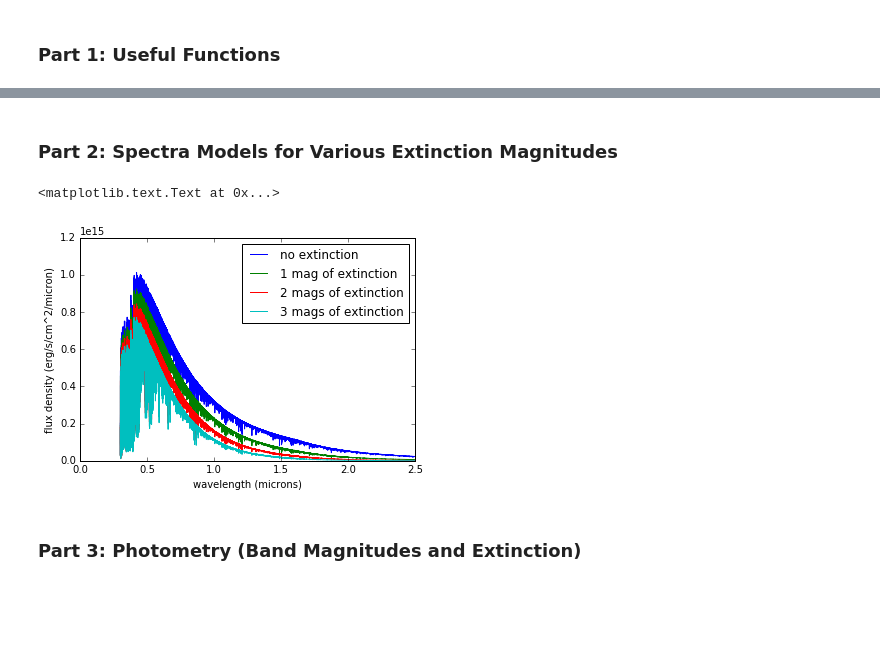
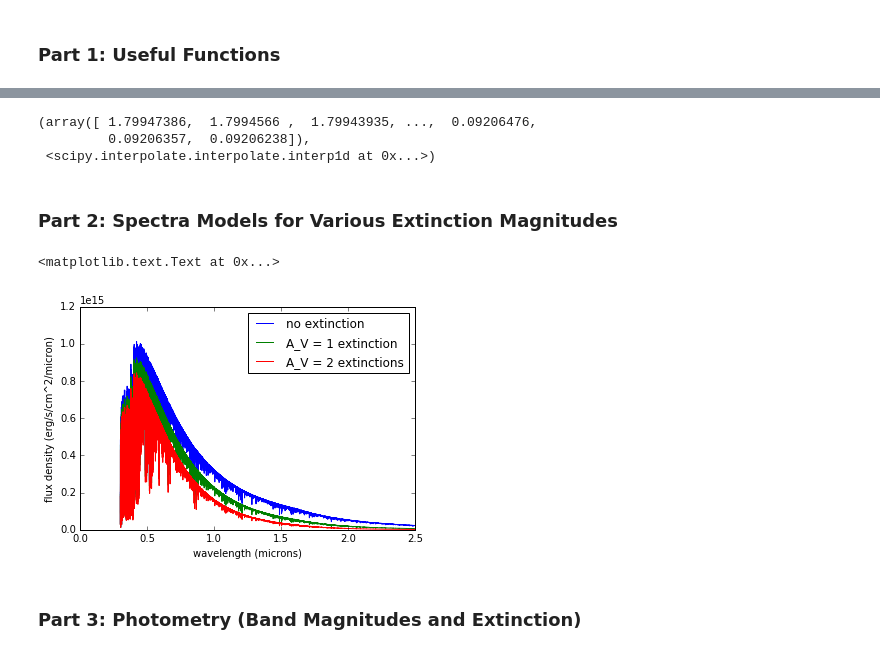
Before and after one commit to ojalae/initial-photometry, a Jupyter notebook: Photometry on Stellar Spectra.ipynb, the cells around one changed output, grey strips where cells are left out. Saved outputs shown, nothing was run; the diff lists cells and outputs as text; code cells hidden in the pictures; blank space fills up the shorter version.

```diff
--- a/Photometry on Stellar Spectra.ipynb
+++ b/Photometry on Stellar Spectra.ipynb
@@ -191,3 +210,11 @@ from astropy.io import fits
+# %%
+getFMext(X,3.1)
+#Looks like Al/Av is not defined for wavelengths less than about 0.3 microns
+#Need different anchors for hotter stars?
+# %% [output]
+(array([ 1.79947386,  1.7994566 ,  1.79943935, ...,  0.09206476,
+         0.09206357,  0.09206238]),
+ <scipy.interpolate.interpolate.interp1d at 0x...>)
 # %% [markdown]
 ### Part 2: Spectra Models for Various Extinction Magnitudes
 # %%
@@ -204,14 +229,14 @@ P=Q*10.0**(-0.4*AlAv) #repeat above step to get next magnitude of extinction
 # %%
 plt.plot(X,Y,label="no extinction")
-plt.plot(X,Y*10.0**(-0.4*AlAv),label="1 mag of extinction")
-plt.plot(X,Z*10.0**(-0.4*AlAv),label="2 mags of extinction")
-plt.plot(X,Q*10.0**(-0.4*AlAv),label="3 mags of extinction")
+plt.plot(X,Y*10.0**(-0.4*AlAv),label="A_V = 1 extinction")
+plt.plot(X,Y*10.0**(-0.4*AlAv*2),label="A_V = 2 extinctions")
 plt.legend()
 plt.xlabel("wavelength (microns)")
 plt.ylabel("flux density (erg/s/cm^2/micron)")
+#plot not doing what expected, looks scaled, not extinguished, before 0.5 microns
 # %% [output]
 <matplotlib.text.Text at 0x...>
-[figure, old version]
+[figure, new version]
 # %% [markdown]
 ### Part 3: Photometry (Band Magnitudes and Extinction)
 # %%
```
Also changed, not shown: parts of 3 cells of this notebook.
